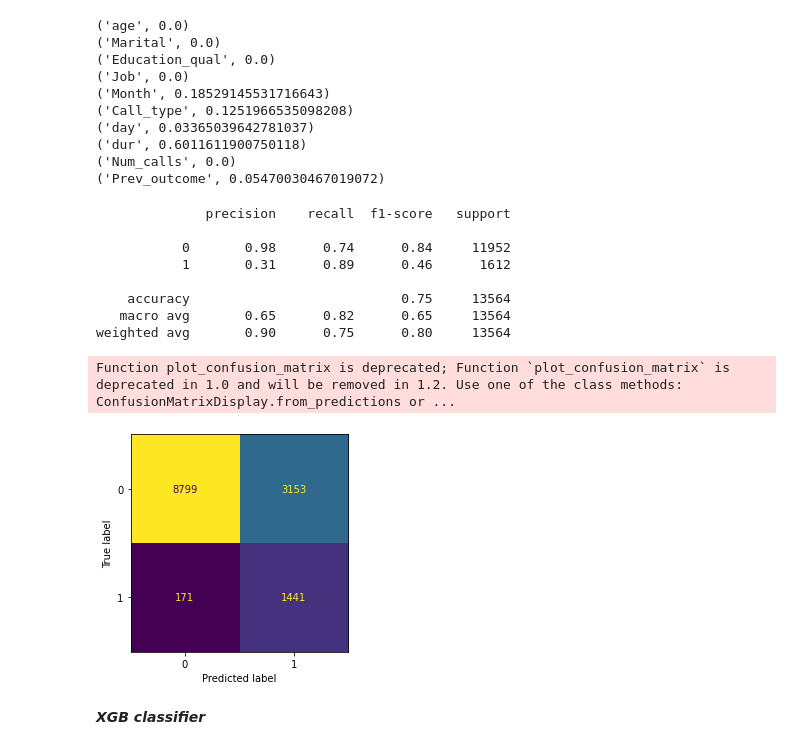
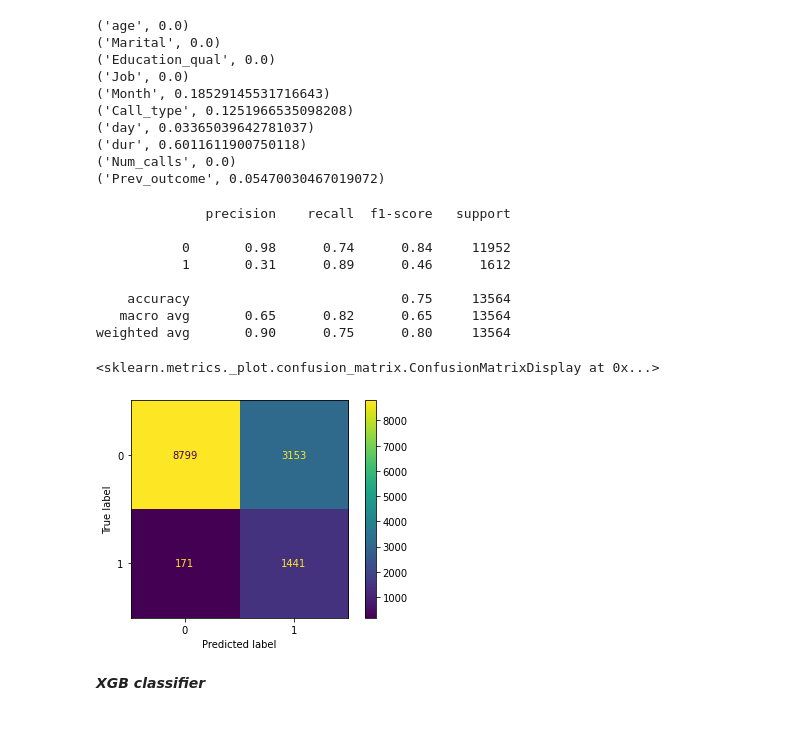
Before and after one commit to TamizharasanG/Customer-convertion-rate, a Jupyter notebook: Final_Customer_Convertion_Prediction_with_streamlit_deployment.ipynb, the cells around one changed output. Saved outputs shown, nothing was run; the diff lists cells and outputs as text; code cells hidden in the pictures.

```diff
--- a/Final_Customer_Convertion_Prediction_with_streamlit_deployment.ipynb
+++ b/Final_Customer_Convertion_Prediction_with_streamlit_deployment.ipynb
@@ -744,20 +781,22 @@ for i in zip(data_2.columns, importance_dt):
 ('dur', 0.6011611900750118)
 ('Num_calls', 0.0)
 ('Prev_outcome', 0.05470030467019072)
-# %%
-plot_confusion_matrix(dt, X_test,y_test, colorbar = False)
-print(classification_report(y_test, y_pred_dt))
-# %% [output]
-              precision    recall  f1-score   support
-
-           0       0.98      0.74      0.84     11952
-           1       0.31      0.89      0.46      1612
-
-    accuracy                           0.75     13564
-   macro avg       0.65      0.82      0.65     13564
-weighted avg       0.90      0.75      0.80     13564
-Function plot_confusion_matrix is deprecated; Function `plot_confusion_matrix` is deprecated in 1.0 and will be removed in 1.2. Use one of the class methods: ConfusionMatrixDisplay.from_predictions or ...
-[figure, removed]
+# %%
+confusion_matrix(y_test, y_pred_dt)
+disp_dt = ConfusionMatrixDisplay(confusion_matrix(y_test, y_pred_dt), display_labels = dt.classes_)
+print(classification_report(y_test, y_pred_dt))
+disp_dt.plot()
+# %% [output]
+              precision    recall  f1-score   support
+
+           0       0.98      0.74      0.84     11952
+           1       0.31      0.89      0.46      1612
+
+    accuracy                           0.75     13564
+   macro avg       0.65      0.82      0.65     13564
+weighted avg       0.90      0.75      0.80     13564
+<sklearn.metrics._plot.confusion_matrix.ConfusionMatrixDisplay at 0x...>
+[figure, added]
 # %% [markdown]
 ***XGB classifier***
 # %%
```
Also changed, not shown: parts of 33 cells of this notebook.
